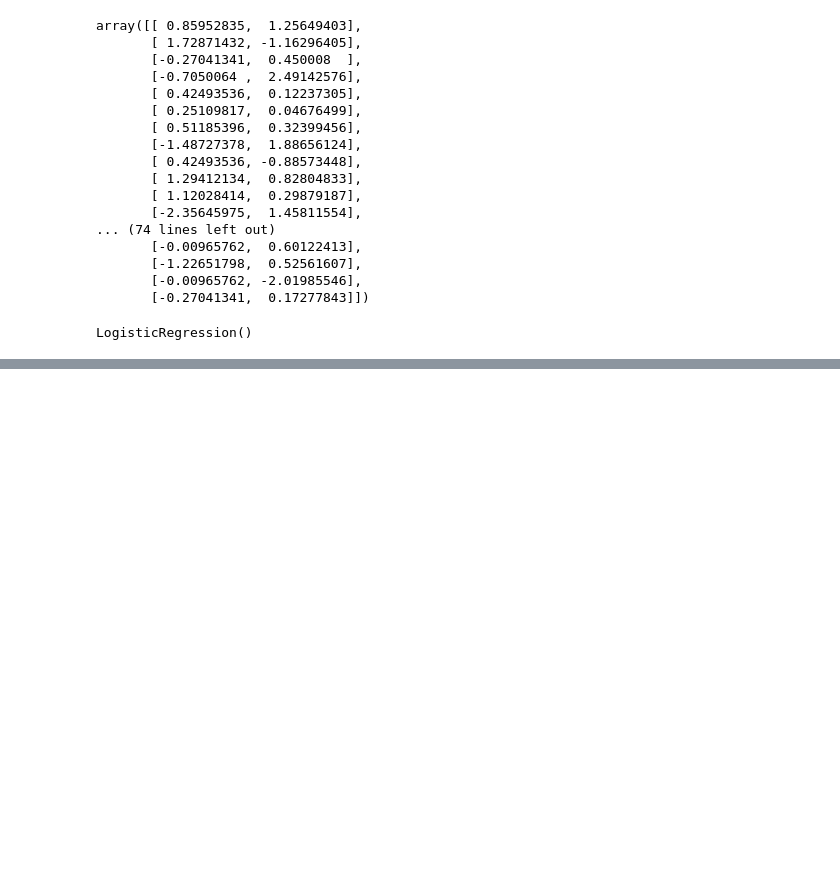
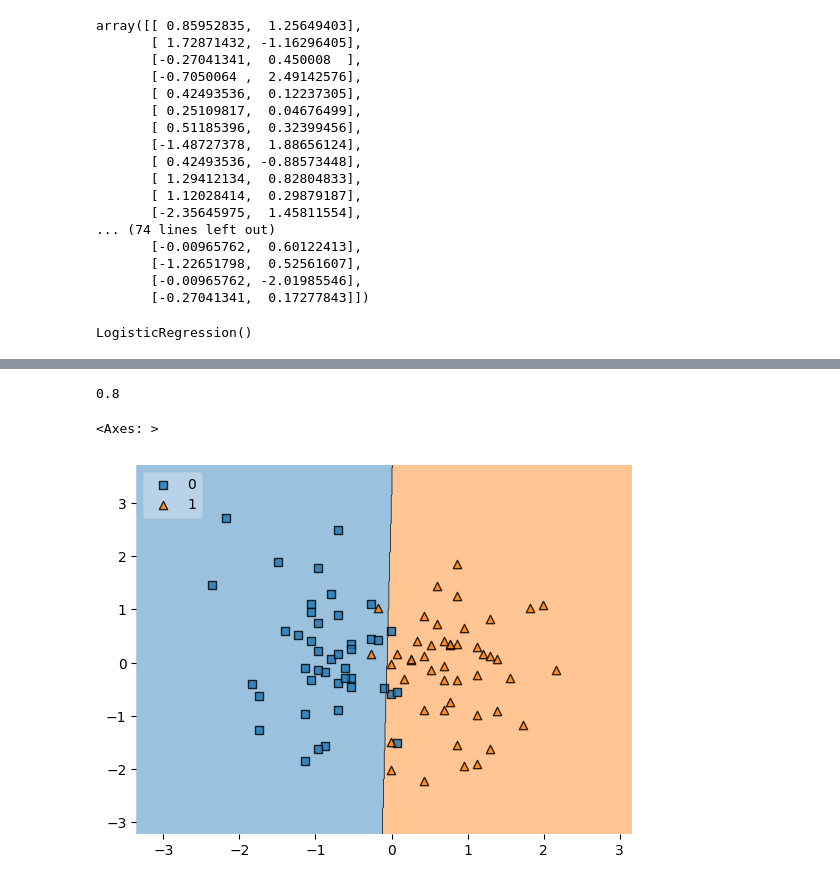
Before and after one commit to AdarshanandIITBHU/Machine-Learning-Intermediate-Learning-self, a Jupyter notebook: end_to_end.ipynb, the cells around one changed output, grey strips where cells are left out. Cells and saved outputs as stored; diff of their text form; code cells hidden in the pictures; blank space fills up the shorter version.

```diff
--- a/end_to_end.ipynb
+++ b/end_to_end.ipynb
@@ -202,0 +222,4 @@ LogisticRegression()
+# %%
+accuracy_score(y_test,y_pred)
+# %% [output]
+0.8
@@ -202,0 +228,5 @@ LogisticRegression()
+# %%
+plot_decision_regions(X_train,y_train.values,clf=clf,legend=2)
+# %% [output]
+<Axes: >
+[figure, added]
```
Also changed, not shown: parts of 6 cells of this notebook.
